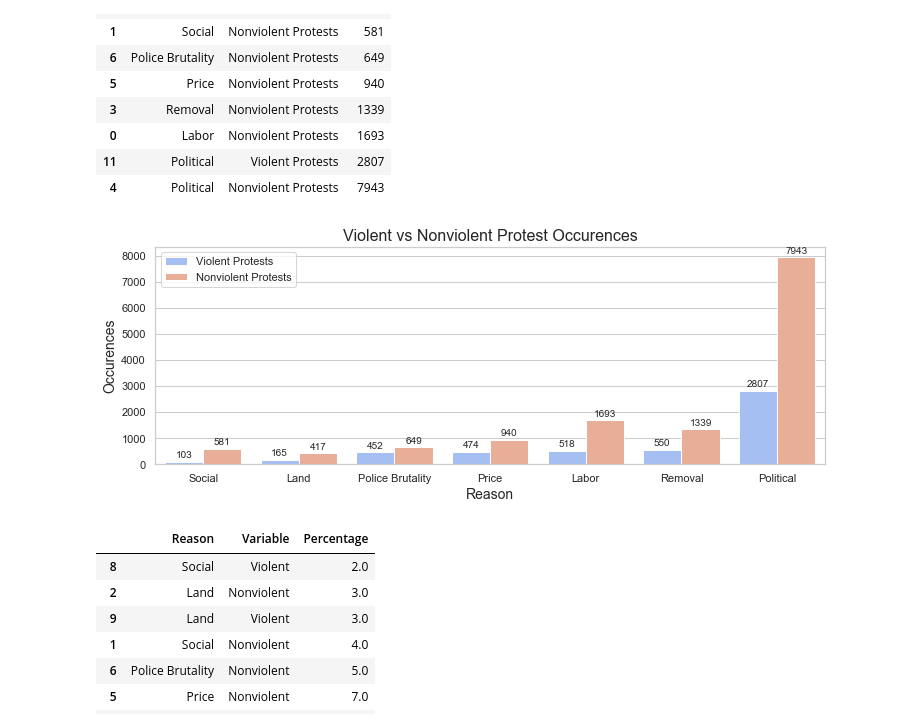
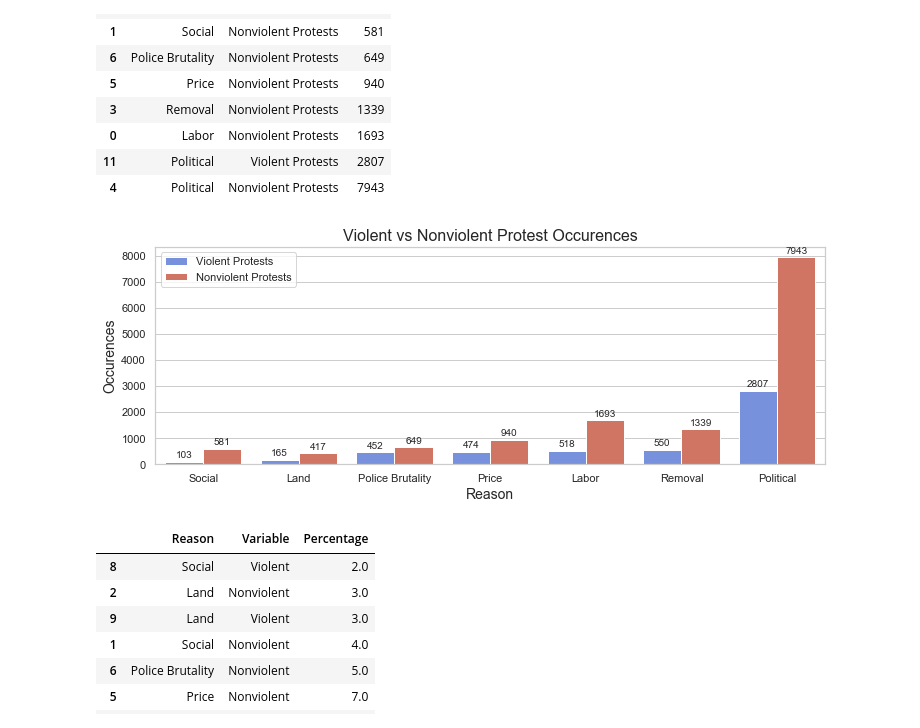
Before and after one commit to rainiwu/global-protests-analysis, a Jupyter notebook: Andrew.ipynb, the cells around one changed output. Drawn from its saved outputs; the diff is of its cells as text; code cells hidden in the pictures.

```diff
--- a/Andrew.ipynb
+++ b/Andrew.ipynb
@@ -104,27 +104,27 @@ melted
 # %%
 # Plotting dimensions
 fig_dims = (12, 4)
 fig, ax = plt.subplots(figsize=fig_dims)
 
 # Plotting
 sns.set_palette('coolwarm')
-palette ={"Violent Protests": "C1", "Nonviolent Protests": "C10"}
+palette ={"Violent Protests": "C0", "Nonviolent Protests": "C11"}
 
 violence_plot = sns.barplot(x = 'Reason', y = 'Value', hue = 'Variable', data = melted, ax = ax, palette = palette)
 
 for p in violence_plot.patches:
     height = int(p.get_height())
     ax.annotate('{}'.format(height), xy = (p.get_x() + p.get_width() / 2, height), xytext = (0, 2),
                 textcoords = 'offset points', ha = 'center', va = 'bottom')
 
 plt.gca().legend().set_title('')
 plt.xlabel('Reason', size = 14)
 plt.ylabel('Occurences', size = 14)
 plt.title('Violent vs Nonviolent Protest Occurences', size = 16)
 
 None
 # %% [output]
-[figure, old version]
+[figure, new version]
 # %%
 # Setup for second plot
 temp2 = df_reasons[['Reason', 'Nonviolent', 'Violent']]
```
Also changed, not shown: parts of 1 cell of this notebook.
